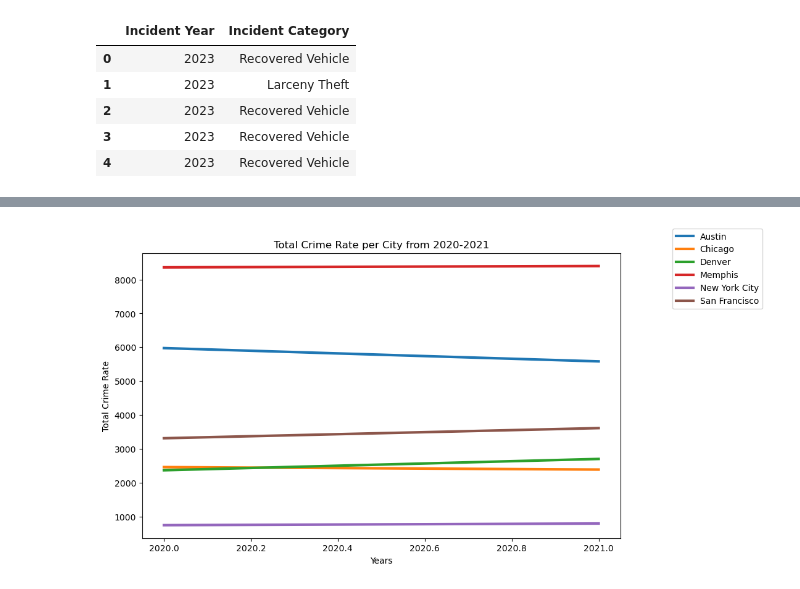
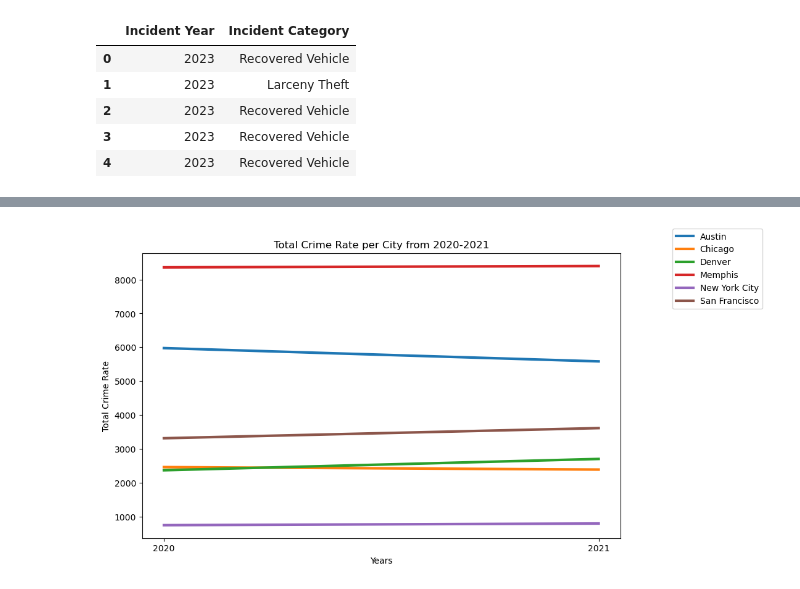
Before and after one commit to vt-bekah/Project1, a Jupyter notebook: crime_data.ipynb, the cells around one changed output, grey strips where cells are left out. Drawn from its saved outputs; the diff is of its cells as text; code cells hidden in the pictures.

```diff
--- a/crime_data.ipynb
+++ b/crime_data.ipynb
@@ -414,23 +414,24 @@ sf_2021_crime_rate = round(sf_2021_crime_rate, 2)
 # %%
 # Line plots to show crime rates for each city for 2020-2021
 x_axis = ([2020, 2021])
 y1= ([austin_2020_crime_rate, austin_2021_crime_rate])
 y2= ([chicago_2020_crime_rate, chicago_2021_crime_rate])
 y3= ([denver_2020_crime_rate, denver_2021_crime_rate])
 y4= ([memphis_2020_crime_rate, memphis_2021_crime_rate])
 y5= ([ny_2020_crime_rate, ny_2021_crime_rate])
 y6= ([sf_2020_crime_rate, sf_2021_crime_rate])
 plt.figure(figsize=(10,6))
 plt.plot(x_axis, y1, linewidth=3, label='Austin')
 plt.plot(x_axis, y2, linewidth=3, label='Chicago')
 plt.plot(x_axis, y3, linewidth=3, label='Denver')
 plt.plot(x_axis, y4, linewidth=3, label='Memphis')
 plt.plot(x_axis, y5, linewidth=3, label='New York City')
 plt.plot(x_axis, y6, linewidth=3, label='San Francisco')
 plt.xlabel("Years")
+plt.xticks(np.arange(2020, 2022, 1.0))
 plt.ylabel("Total Crime Rate")
 plt.title("Total Crime Rate per City from 2020-2021")
 plt.legend(bbox_to_anchor=(1.1, 1.1))
 plt.savefig('./output_data/totalcrimelinechart.png')
 # %% [output]
-[figure, old version]
+[figure, new version]
```
Also changed, not shown: parts of 4 cells of this notebook.
